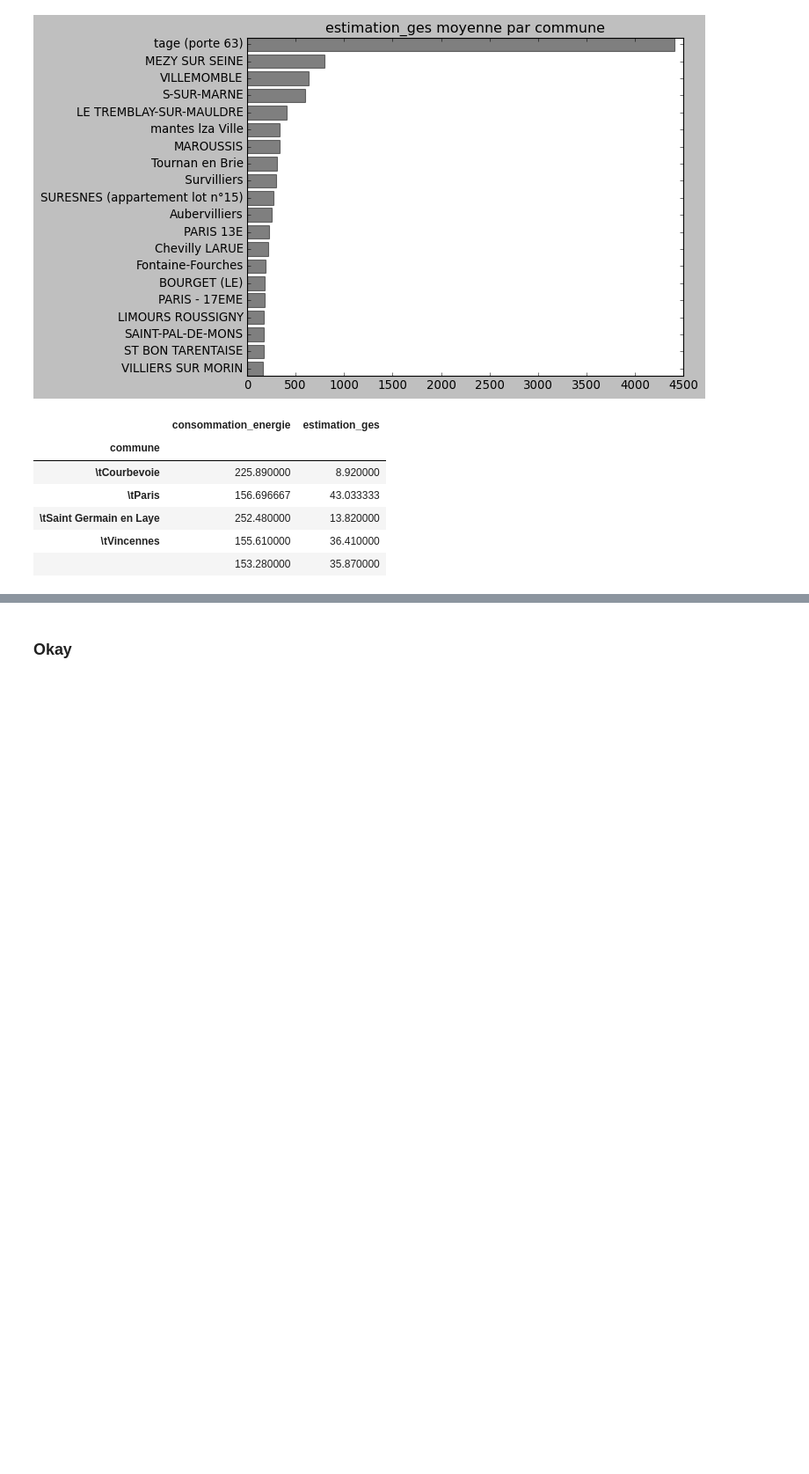
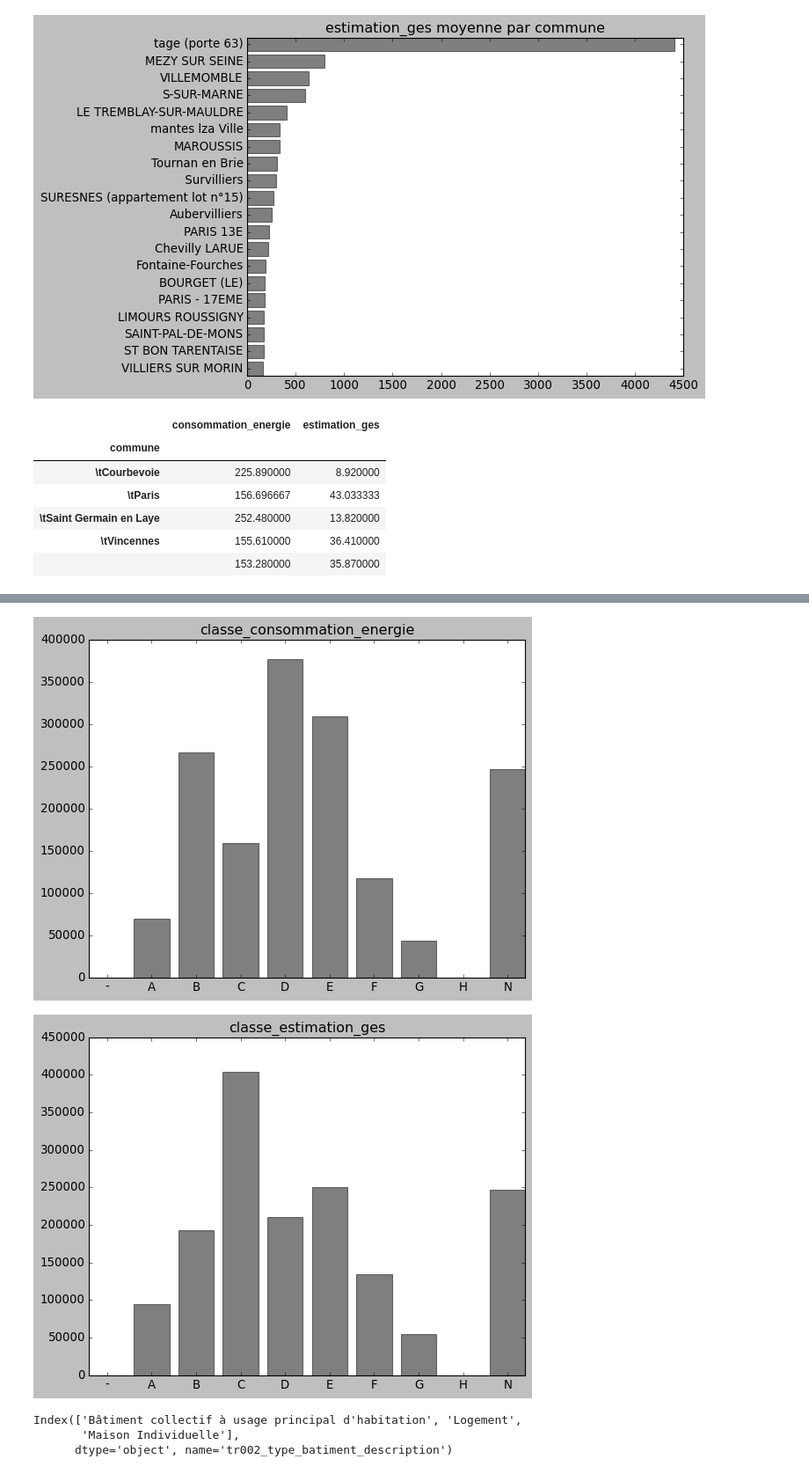
Before and after one commit to gabriel92320/data_science_project, a Jupyter notebook: Untitled.ipynb, the cells around one changed output, grey strips where cells are left out. Shown at 88% size. Saved outputs shown, nothing was run; the diff lists cells and outputs as text; code cells hidden in the pictures; blank space fills up the shorter version.

```diff
--- a/Untitled.ipynb
+++ b/Untitled.ipynb
@@ -193,2 +193,17 @@ cb.set_label("Nombre dans bins")
-# %% [markdown]
-### Okay
+# %%
+for i in ["classe_consommation_energie",'classe_estimation_ges']:
+    classe_cons=data.groupby(i)["id"].count()
+    plt.bar(classe_cons.index,classe_cons.values,alpha=0.5,color='black')
+    plt.title(f"{i}")
+    plt.show()
+# %% [output]
+[figure, added]
+[figure, added]
+# %%
+classe_cons=data.groupby(["classe_consommation_energie","tr002_type_batiment_description"])["id"].count()
+classe_cons=classe_cons.sort_values(ascending=False)
+classe_cons=classe_cons.unstack()
+# %% [output]
+Index(['Bâtiment collectif à usage principal d'habitation', 'Logement',
+       'Maison Individuelle'],
+      dtype='object', name='tr002_type_batiment_description')
```
Also changed, not shown: parts of 4 cells of this notebook.
